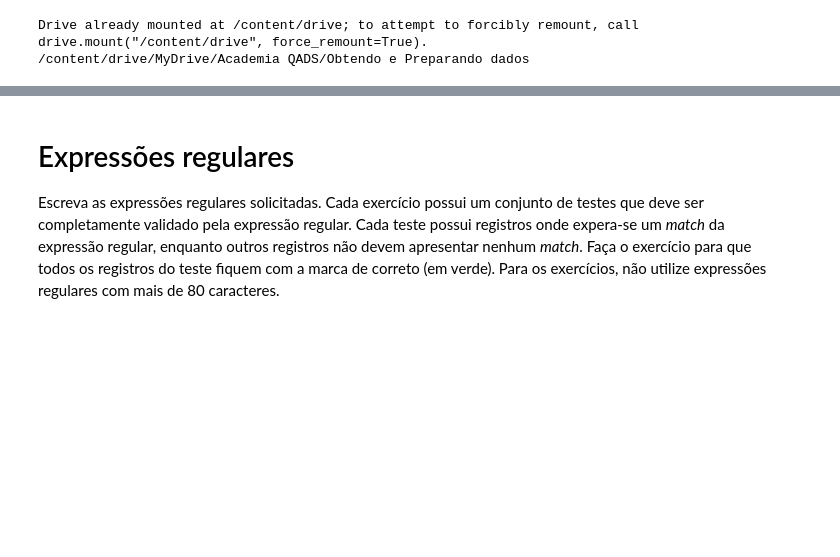
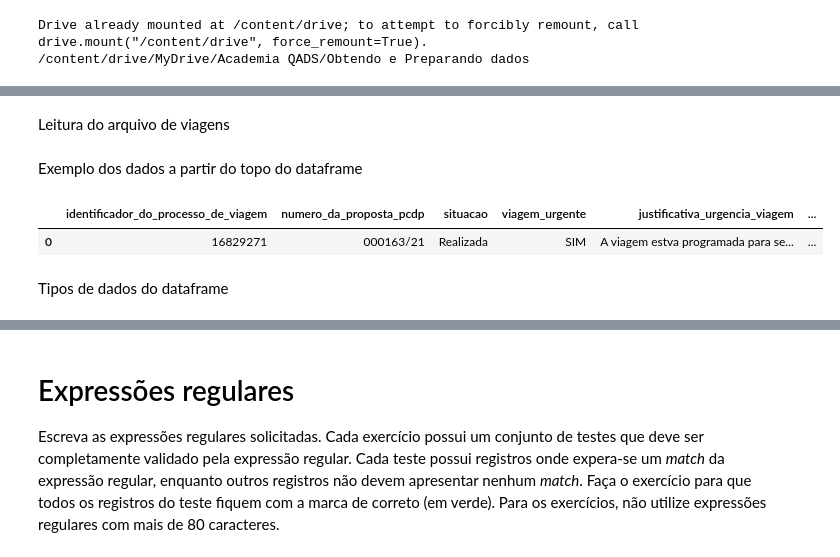
Before and after one commit to k3lvin-os/qads_execicio_obter_e_preparar_dados, a Jupyter notebook: QADS_Obtendo_e_Preparando_de_Dados_exercícios.ipynb, the cells around one changed output, grey strips where cells are left out. Drawn from its saved outputs; the diff is of its cells as text; code cells hidden in the pictures; blank space fills up the shorter version.

```diff
--- a/QADS_Obtendo_e_Preparando_de_Dados_exercícios.ipynb
+++ b/QADS_Obtendo_e_Preparando_de_Dados_exercícios.ipynb
@@ -41,0 +38,31 @@ Drive already mounted at /content/drive; to attempt to forcibly remount, call dr
+# %% [markdown]
+Leitura do arquivo de viagens
+# %%
+import pandas as pd
+import unicodedata
+import re
+from typing import List
+
+df = pd.read_csv("2021_Viagem.csv", sep=";", encoding="ISO8859-1")
+
+
+
+def convert_to_snake_case_variable(input : List[str] ) -> List[str]:
+  output = []
+  for item in input:
+    item = re.sub(r'[\(\)\-]', "", item)
+    item = re.sub(r'\s+', "_", item)
+    item = unicodedata.normalize("NFKD", item.lower()).encode('ascii', errors='ignore').decode('utf-8')
+    output.append(item)
+  return output
+
+df.columns = pd.Index(convert_to_snake_case_variable(df.columns.to_list()))
+# %% [markdown]
+Exemplo dos dados a partir do topo do dataframe
+# %%
+df.head(1)
+# %% [output]
+|  | identificador_do_processo_de_viagem | numero_da_proposta_pcdp | situacao | viagem_urgente | justificativa_urgencia_viagem | ... |
+| 0 | 16829271 | 000163/21 | Realizada | SIM | A viagem estva programada para se... | ... |
+# %% [markdown]
+Tipos de dados do dataframe
```
Also changed, not shown: parts of 36 cells of this notebook.
